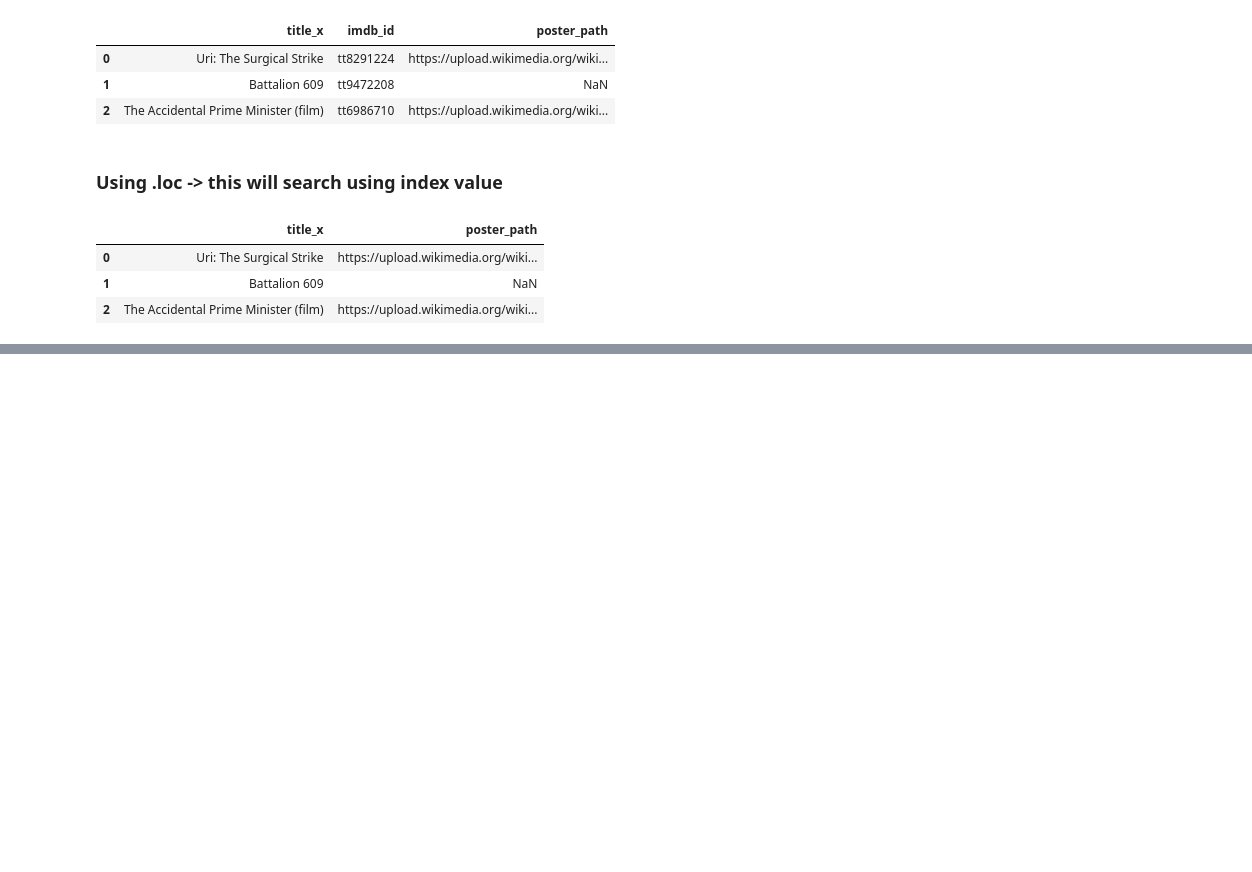
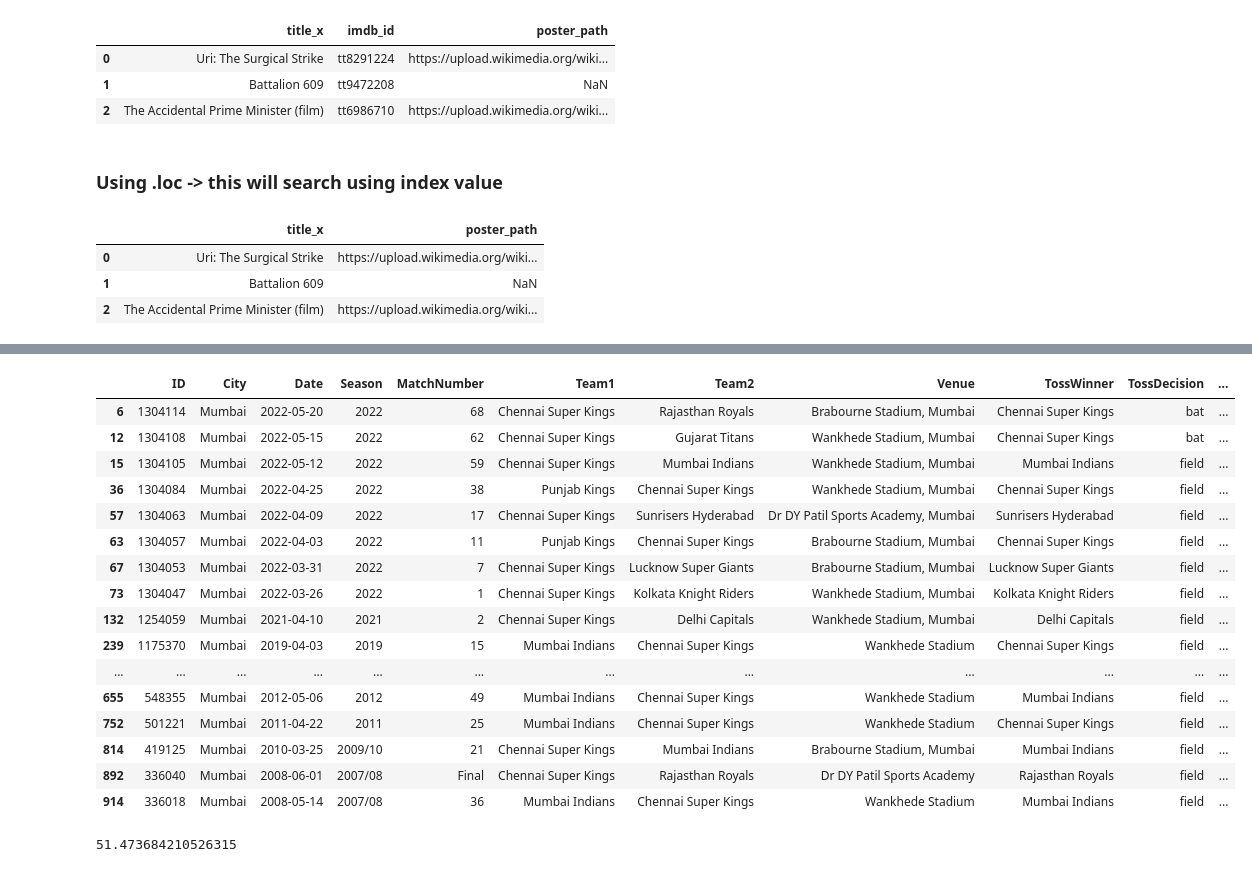
Before and after one commit to mohitjaryal/pandas, a Jupyter notebook: data_frames.ipynb, the cells around one changed output, grey strips where cells are left out. Drawn from its saved outputs; the diff is of its cells as text; code cells hidden in the pictures; blank space fills up the shorter version.

```diff
--- a/data_frames.ipynb
+++ b/data_frames.ipynb
@@ -701,0 +756,38 @@ movies.loc[0:2,['title_x','poster_path']]
+# %%
+# # how many matches has CSK lost in Mumbai
+# ipl[(ipl['City'] == 'Mumbai') & (ipl['WinningTeam']) ]
+
+
+ipl[(ipl['City'] == 'Mumbai') & ((ipl['Team1'] == 'Chennai Super Kings') | (ipl['Team2'] == 'Chennai Super Kings')) & (ipl['WinningTeam'] != 'Chennai Super Kings')]
+# %% [output]
+|  | ID | City | Date | Season | MatchNumber | Team1 | Team2 | Venue | TossWinner | TossDecision | ... |
+| 6 | 1304114 | Mumbai | 2022-05-20 | 2022 | 68 | Chennai Super Kings | Rajasthan Royals | Brabourne Stadium, Mumbai | Chennai Super Kings | bat | ... |
+| 12 | 1304108 | Mumbai | 2022-05-15 | 2022 | 62 | Chennai Super Kings | Gujarat Titans | Wankhede Stadium, Mumbai | Chennai Super Kings | bat | ... |
+| 15 | 1304105 | Mumbai | 2022-05-12 | 2022 | 59 | Chennai Super Kings | Mumbai Indians | Wankhede Stadium, Mumbai | Mumbai Indians | field | ... |
+| 36 | 1304084 | Mumbai | 2022-04-25 | 2022 | 38 | Punjab Kings | Chennai Super Kings | Wankhede Stadium, Mumbai | Chennai Super Kings | field | ... |
+| 57 | 1304063 | Mumbai | 2022-04-09 | 2022 | 17 | Chennai Super Kings | Sunrisers Hyderabad | Dr DY Patil Sports Academy, Mumbai | Sunrisers Hyderabad | field | ... |
+| 63 | 1304057 | Mumbai | 2022-04-03 | 2022 | 11 | Punjab Kings | Chennai Super Kings | Brabourne Stadium, Mumbai | Chennai Super Kings | field | ... |
+| 67 | 1304053 | Mumbai | 2022-03-31 | 2022 | 7 | Chennai Super Kings | Lucknow Super Giants | Brabourne Stadium, Mumbai | Lucknow Super Giants | field | ... |
+| 73 | 1304047 | Mumbai | 2022-03-26 | 2022 | 1 | Chennai Super Kings | Kolkata Knight Riders | Wankhede Stadium, Mumbai | Kolkata Knight Riders | field | ... |
+| 132 | 1254059 | Mumbai | 2021-04-10 | 2021 | 2 | Chennai Super Kings | Delhi Capitals | Wankhede Stadium, Mumbai | Delhi Capitals | field | ... |
+| 239 | 1175370 | Mumbai | 2019-04-03 | 2019 | 15 | Mumbai Indians | Chennai Super Kings | Wankhede Stadium | Chennai Super Kings | field | ... |
+| ... | ... | ... | ... | ... | ... | ... | ... | ... | ... | ... | ... |
+| 655 | 548355 | Mumbai | 2012-05-06 | 2012 | 49 | Mumbai Indians | Chennai Super Kings | Wankhede Stadium | Mumbai Indians | field | ... |
+| 752 | 501221 | Mumbai | 2011-04-22 | 2011 | 25 | Mumbai Indians | Chennai Super Kings | Wankhede Stadium | Chennai Super Kings | field | ... |
+| 814 | 419125 | Mumbai | 2010-03-25 | 2009/10 | 21 | Chennai Super Kings | Mumbai Indians | Brabourne Stadium, Mumbai | Mumbai Indians | field | ... |
+| 892 | 336040 | Mumbai | 2008-06-01 | 2007/08 | Final | Chennai Super Kings | Rajasthan Royals | Dr DY Patil Sports Academy | Rajasthan Royals | field | ... |
+| 914 | 336018 | Mumbai | 2008-05-14 | 2007/08 | 36 | Mumbai Indians | Chennai Super Kings | Wankhede Stadium | Mumbai Indians | field | ... |
+# %%
+# find toss winner is match winner in percentage
+
+# checking (toss winner is the winner )
+
+ipl[ipl['TossWinner'] == ipl['WinningTeam']].shape[0]
+
+# now checking out of how many matches
+ipl[ipl['TossWinner'] == ipl['WinningTeam']].shape[0] / ipl.shape[0]
+
+# now calculating percentage
+(ipl[ipl['TossWinner'] == ipl['WinningTeam']].shape[0] / ipl.shape[0]) * 100
+# %% [output]
+51.473684210526315
```
Also changed, not shown: parts of 8 cells of this notebook.
